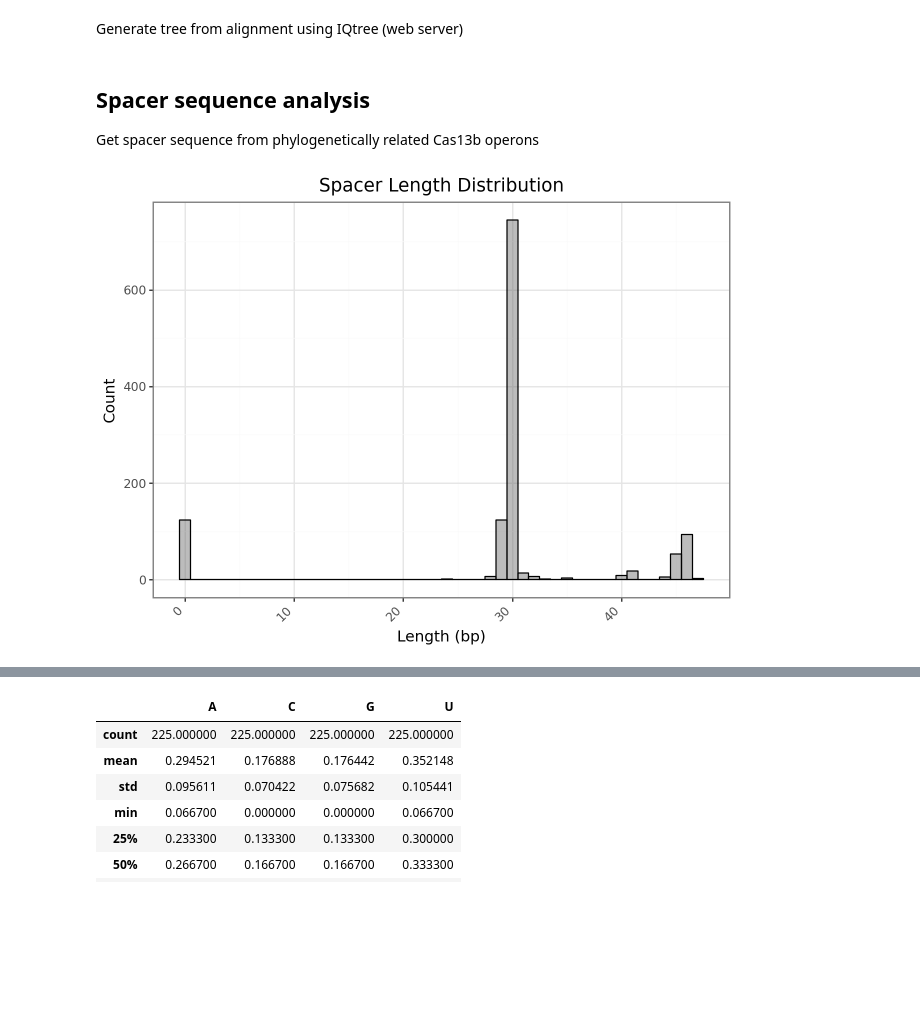
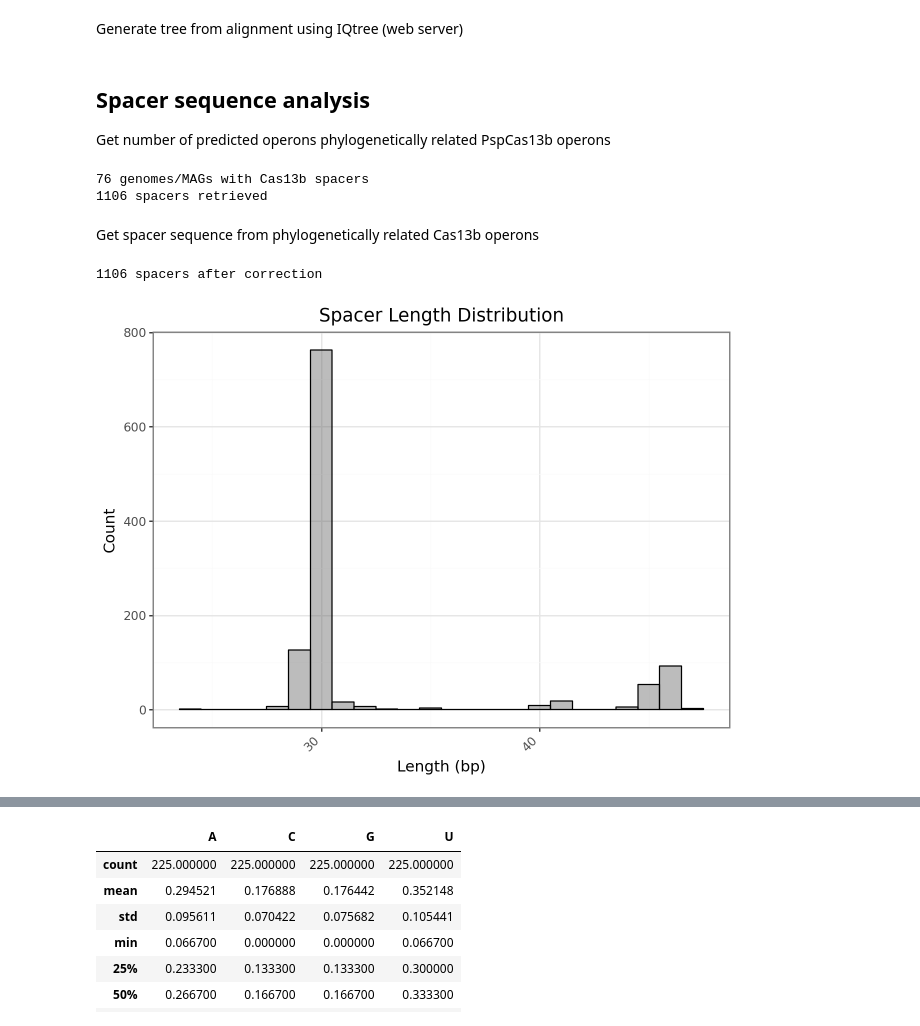
Before and after one commit to rjibengtsson/spacer_analysis, a Jupyter notebook: phylogeny/crisprcasatlas.ipynb, the cells around one changed output, grey strips where cells are left out. Saved outputs shown, nothing was run; the diff lists cells and outputs as text; code cells hidden in the pictures; blank space fills up the shorter version.

```diff
--- a/phylogeny/crisprcasatlas.ipynb
+++ b/phylogeny/crisprcasatlas.ipynb
@@ -281,47 +281,63 @@ iqtree -s pspCas13b_cluster_aligned.fasta -st AA -m TEST -bb 1000 -alrt 1000
 # %% [markdown]
 ## Spacer sequence analysis
 
-Get spacer sequence from phylogenetically related Cas13b operons
+Get number of predicted operons phylogenetically related PspCas13b operons
+# %%
+fasta_file = "/spacers_db/crispr-cas-atlas/cas13b_all.faa.filtered.faa"
+json_file = "/spacers_db/crispr-cas-atlas/crispr-cas-atlas-v1.0-VI.jsonl"
+acession_list = "phylogeny/pspCas13b_cluster.list"
+
+accessions = [line.strip() for line in open(acession_list)]
+
+spacer_list, spacer_dict = ah.retrieve_spacers(accn_list=accessions, json_file=json_file)
+
+genome_list = []
+
+for operon_id, operon in spacer_dict.items():
+    genome_list.append(list(operon.keys())[0])
+genome_list = list(set(genome_list))
+cleaned_genome_list = [x for x in genome_list if x is not None]
+print(f"{len(cleaned_genome_list)} genomes/MAGs with Cas13b spacers")
+print(f"{len(spacer_list)} spacers retrieved")
+# %% [output]
+76 genomes/MAGs with Cas13b spacers
+1106 spacers retrieved
+# %% [markdown]
+Get spacer sequence from phylogenetically related Cas13b operons
 # %%
-fasta_file = "/spacers_db/crispr-cas-atlas/cas13b_all.faa.filtered.faa"
-json_file = "/spacers_db/crispr-cas-atlas/crispr-cas-atlas-v1.0-VI.jsonl"
-acession_list = "/spacers_db/crispr-cas-atlas/cluster3.list"
-
-accessions = [line.strip() for line in open(acession_list)]
-
-spacer_list, spacer_dict = ah.retrieve_spacers(accn_list=accessions, json_file=json_file)
-
 # correct for length variation and orientation of the spacers
 consensus_list = ah.generate_spacer_consensus(spacer_list=spacer_list)
 final_spacers_list = []
 for operon_id, n_spacers in spacer_dict.items():
     for biosample_id, spacers in n_spacers.items():
         corrected_spacers = ah.correct_spacer_sequence(spacers, consensus_list)
         final_spacers_list.extend(corrected_spacers)
 
+print(f"{len(final_spacers_list)} spacers after correction")
 
 # spacer length distribution
 df = pd.DataFrame(columns=["spacer", "length"])
 for spacer in spacer_list:
     new_row = {"spacer": spacer, "length": len(spacer)}
     df = pd.concat([df, pd.DataFrame([new_row])], ignore_index=True)
 
 df["length"] = pd.to_numeric(df["length"], errors="coerce").astype("Int64")
 df = df.dropna(subset=["length"]).astype({"length": "int64"})
 
 p_freq = (ggplot(df, aes(x='length')) +
     geom_histogram(binwidth=1, position="identity", alpha=0.4, color="black") +
     # scale_x_continuous(breaks=range(0, int(df["length"].max()) + 100, 100)) +
     theme_bw() +
     labs(title='Spacer Length Distribution',
         x='Length (bp)',
         y='Count') +
     theme(axis_text_x=element_text(rotation=45, hjust=1))
     )
 
 display(p_freq)
 # %% [output]
+1106 spacers after correction
-[figure, old version]
+[figure, new version]
 # %%
 # correct for length variation and orientation of the spacers
 consensus_list = ah.generate_spacer_consensus(spacer_list=spacer_list)
```
Also changed, not shown: parts of 3 cells of this notebook, 32 other files.
